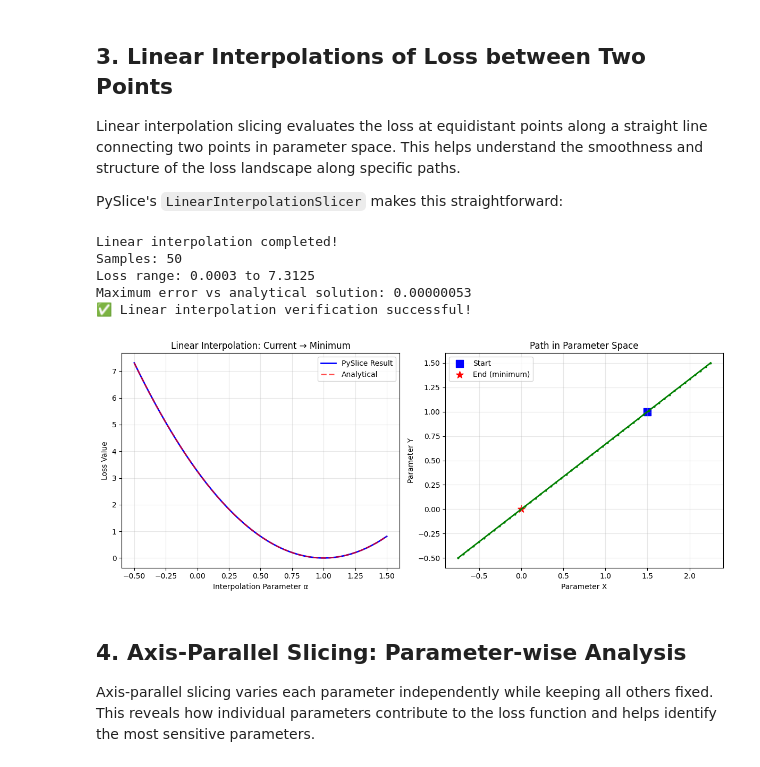
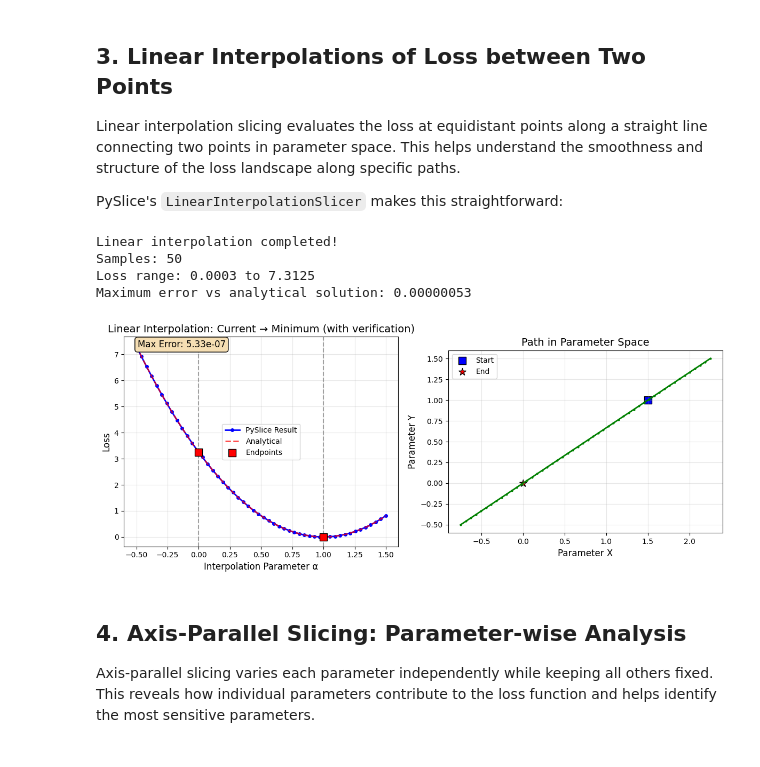
Before and after one commit to joeseegtatz/loss-slicer, a Jupyter notebook: examples/pysclice_core_features.ipynb, the cells around one changed output. Cells and saved outputs as stored; diff of their text form; code cells hidden in the pictures.

```diff
--- a/examples/pysclice_core_features.ipynb
+++ b/examples/pysclice_core_features.ipynb
@@ -154,43 +154,27 @@ expected_losses = np.array([p[0]**2 + p[1]**2 for p in expected_params])
 
 max_error = np.max(np.abs(losses - expected_losses))
 print(f"Maximum error vs analytical solution: {max_error:.8f}")
-print("✅ Linear interpolation verification successful!")
 # %% [output]
 Linear interpolation completed!
 Samples: 50
 Loss range: 0.0003 to 7.3125
 Maximum error vs analytical solution: 0.00000053
-✅ Linear interpolation verification successful!
 # %%
-# Plot the linear interpolation results
-plt.figure(figsize=(12, 5))
+# Plot the linear interpolation results using enhanced visualization
+# Calculate analytical solution for verification
+expected_params = np.array([(1-alpha)*point_current + alpha*point_minimum for alpha in alphas])
+expected_losses = np.array([p[0]**2 + p[1]**2 for p in expected_params])
 
-# Left plot: Loss vs interpolation parameter
-plt.subplot(1, 2, 1)
-plt.plot(alphas, losses, 'b-', linewidth=2, label='PySlice Result')
-plt.plot(alphas, expected_losses, 'r--', linewidth=2, alpha=0.7, label='Analytical')
-plt.xlabel('Interpolation Parameter α')
-plt.ylabel('Loss Value')
-plt.title('Linear Interpolation: Current → Minimum')
-plt.legend()
-plt.grid(True, alpha=0.3)
-
-# Right plot: Path in parameter space
-plt.subplot(1, 2, 2)
-path_params = np.array([(1-alpha)*point_current + alpha*point_minimum for alpha in alphas])
-plt.plot(path_params[:, 0], path_params[:, 1], 'g-', linewidth=2, marker='o', markersize=2)
-plt.scatter(point_current[0], point_current[1], c='blue', s=100, marker='s', label='Start')
-plt.scatter(point_minimum[0], point_minimum[1], c='red', s=100, marker='*', label='End (minimum)')
-plt.xlabel('Parameter X')
-plt.ylabel('Parameter Y')
-plt.title('Path in Parameter Space')
-plt.legend()
-plt.grid(True, alpha=0.3)
-
-plt.tight_layout()
+# Create enhanced plot with analytical verification
+fig = plot_linear_interpolation_enhanced(
+    slice_data=slice_data,
+    analytical_losses=expected_losses,
+    title="Linear Interpolation: Current → Minimum (with verification)",
+    figsize=(12, 5)
+)
 plt.show()
 # %% [output]
-[figure, old version]
+[figure, new version]
 # %% [markdown]
 ## 4. Axis-Parallel Slicing: Parameter-wise Analysis
 
```
Also changed, not shown: parts of 8 cells of this notebook, 1 other file.
